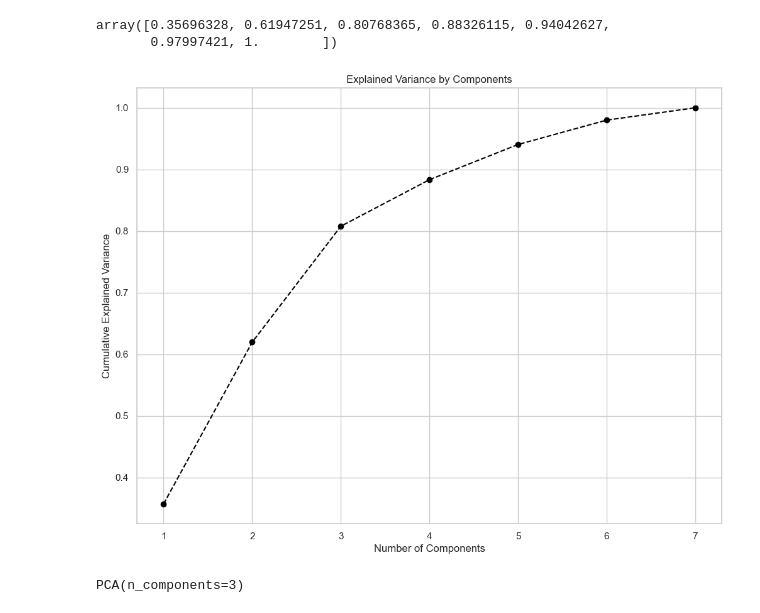
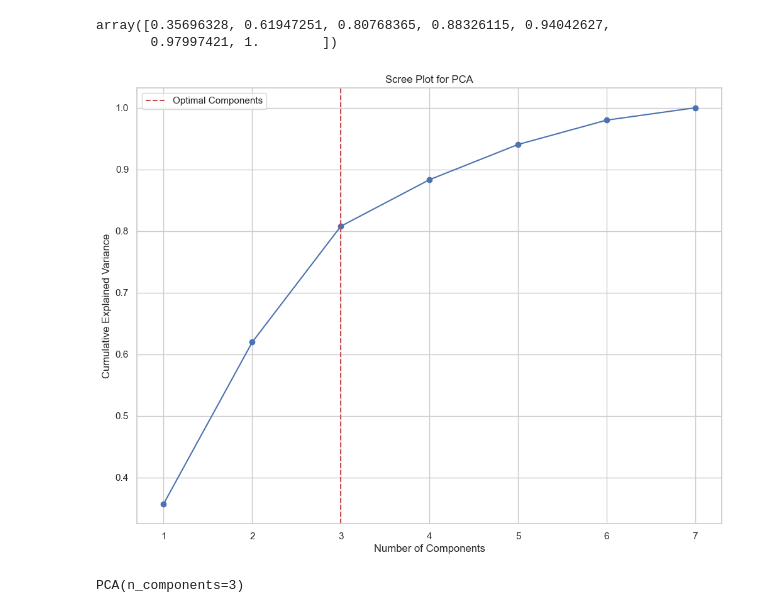
Before and after one commit to kings-data-quest/Retail_store_customer_analytiics, a Jupyter notebook: notebooks/2.0-prof-customer-segmentation.ipynb, the cells around one changed output. Cells and saved outputs as stored; diff of their text form; code cells hidden in the pictures.

```diff
--- a/notebooks/2.0-prof-customer-segmentation.ipynb
+++ b/notebooks/2.0-prof-customer-segmentation.ipynb
@@ -288,20 +290,29 @@ pca.fit(df_std)
 # %% [output]
 PCA()
 # %%
-pca.explained_variance_ratio_.cumsum()
+cumulative_variance = pca.explained_variance_ratio_.cumsum()
+cumulative_variance
 # %% [output]
 array([0.35696328, 0.61947251, 0.80768365, 0.88326115, 0.94042627,
        0.97997421, 1.        ])
 # %%
-plt.figure(figsize = (12,9))
-plt.plot(list(range(1,8)), pca.explained_variance_ratio_.cumsum(), marker = 'o', linestyle = '--', c = 'black')
-plt.title('Explained Variance by Components')
+
+# Plot the scree plot
+plt.figure(figsize=(12, 9))
+plt.plot(range(1, len(cumulative_variance) + 1), cumulative_variance, marker='o', linestyle='-', color='b')
 plt.xlabel('Number of Components')
 plt.ylabel('Cumulative Explained Variance')
+plt.title('Scree Plot for PCA')
+plt.grid(True)
+
+# Add a vertical line to identify the "elbow" point
+plt.axvline(x=3, color='r', linestyle='--', label='Optimal Components')
+
+plt.legend()
 plt.savefig('../reports/figures/Explained_var_comp.png')
 plt.show()
 # %% [output]
-[figure, old version]
+[figure, new version]
 # %%
 pca = PCA(n_components = 3)
 # %%
```
Also changed, not shown: parts of 19 cells of this notebook, 6 other files.
